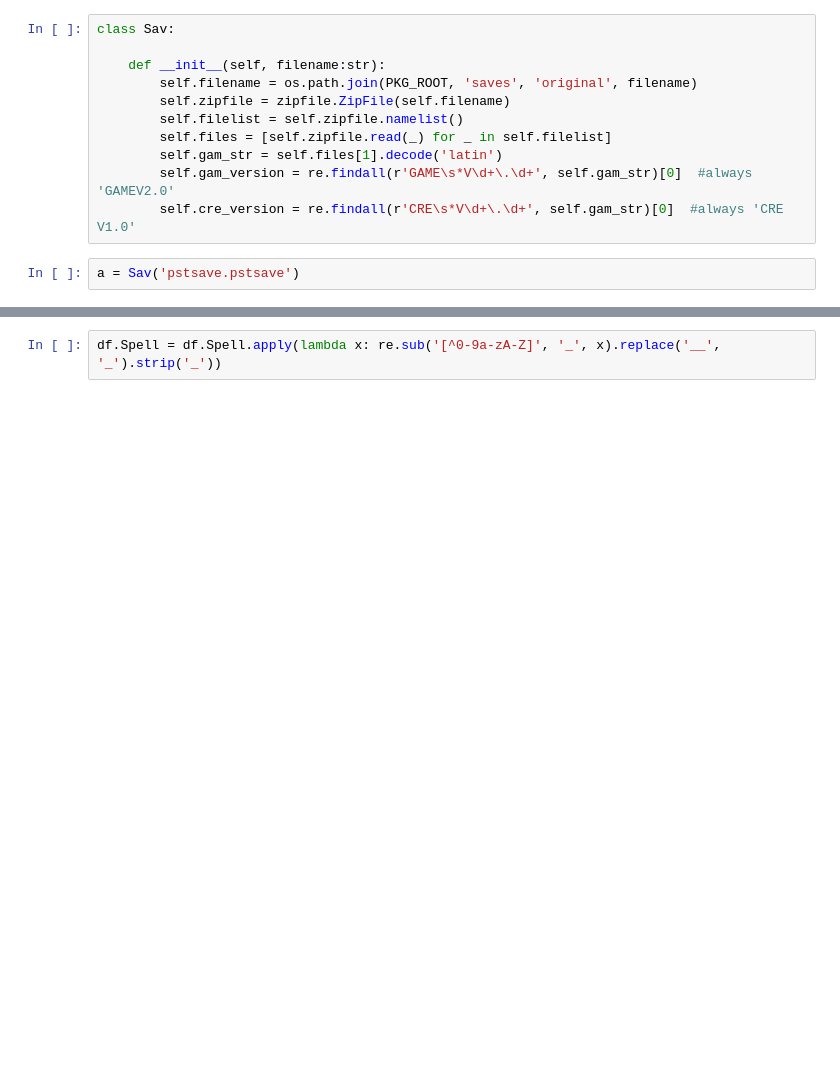
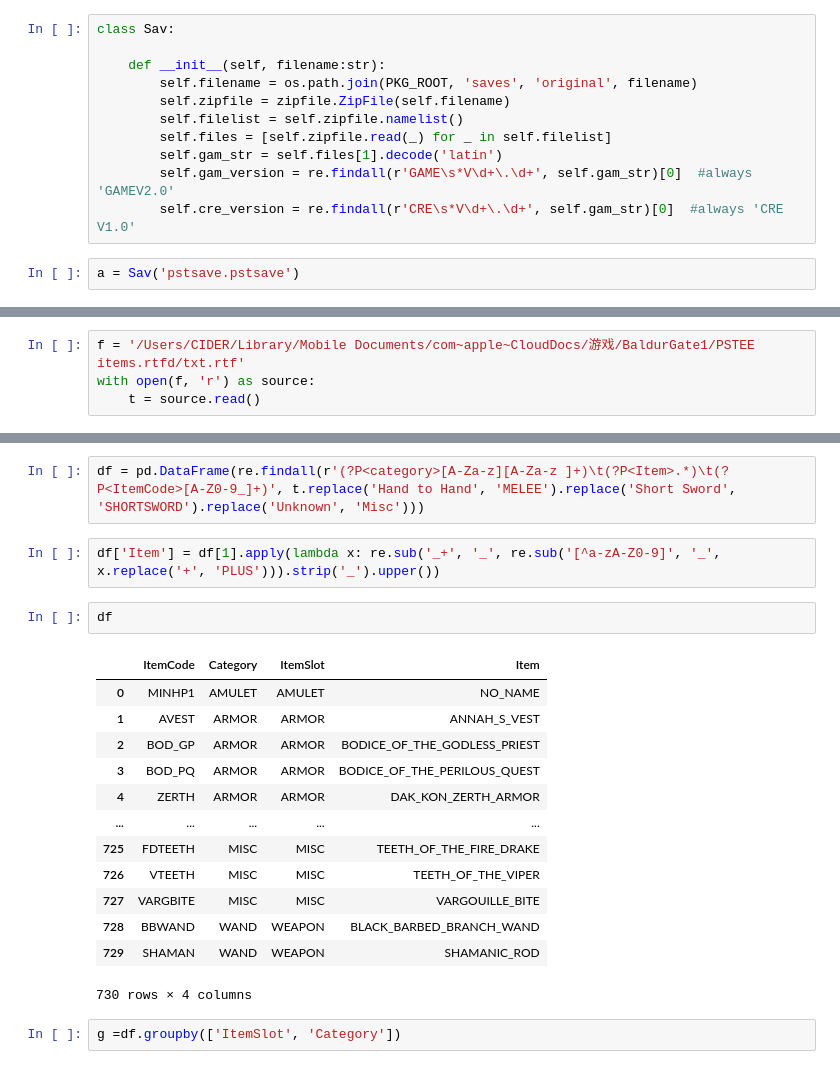
Before and after one commit to yzhcareer/BaldurGate-Save, a Jupyter notebook: New/src/savparser.ipynb, the cells around one changed output, grey strips where cells are left out. Cells and saved outputs as stored; diff of their text form; blank space fills up the shorter version.

Commit message:
more data

```diff
--- a/New/src/savparser.ipynb
+++ b/New/src/savparser.ipynb
@@ -204,0 +36,4 @@ df.insert(0, 'Class', df.SpellCode.apply(lambda x: {'SPWI': 'MAGE', 'SPPR':'CLER
+# %%
+f = '/Users/CIDER/Library/Mobile Documents/com~apple~CloudDocs/游戏/BaldurGate1/PSTEE items.rtfd/txt.rtf'
+with open(f, 'r') as source:
+    t = source.read()
@@ -205,2 +65,22 @@ df.insert(0, 'Class', df.SpellCode.apply(lambda x: {'SPWI': 'MAGE', 'SPPR':'CLER
+# %%
+df = pd.DataFrame(re.findall(r'(?P<category>[A-Za-z][A-Za-z ]+)\t(?P<Item>.*)\t(?P<ItemCode>[A-Z0-9_]+)', t.replace('Hand to Hand', 'MELEE').replace('Short Sword', 'SHORTSWORD').replace('Unknown', 'Misc')))
 # %%
-df.Spell = df.Spell.apply(lambda x: re.sub('[^0-9a-zA-Z]', '_', x).replace('__', '_').strip('_'))
+df['Item'] = df[1].apply(lambda x: re.sub('_+', '_', re.sub('[^a-zA-Z0-9]', '_', x.replace('+', 'PLUS'))).strip('_').upper())
+# %%
+df
+# %% [output]
+|  | ItemCode | Category | ItemSlot | Item |
+| 0 | MINHP1 | AMULET | AMULET | NO_NAME |
+| 1 | AVEST | ARMOR | ARMOR | ANNAH_S_VEST |
+| 2 | BOD_GP | ARMOR | ARMOR | BODICE_OF_THE_GODLESS_PRIEST |
+| 3 | BOD_PQ | ARMOR | ARMOR | BODICE_OF_THE_PERILOUS_QUEST |
+| 4 | ZERTH | ARMOR | ARMOR | DAK_KON_ZERTH_ARMOR |
+| ... | ... | ... | ... | ... |
+| 725 | FDTEETH | MISC | MISC | TEETH_OF_THE_FIRE_DRAKE |
+| 726 | VTEETH | MISC | MISC | TEETH_OF_THE_VIPER |
+| 727 | VARGBITE | MISC | MISC | VARGOUILLE_BITE |
+| 728 | BBWAND | WAND | WEAPON | BLACK_BARBED_BRANCH_WAND |
+| 729 | SHAMAN | WAND | WEAPON | SHAMANIC_ROD |
+730 rows × 4 columns
+# %%
+g =df.groupby(['ItemSlot', 'Category'])
```
Also changed, not shown: parts of 23 cells of this notebook, 13 other files.
